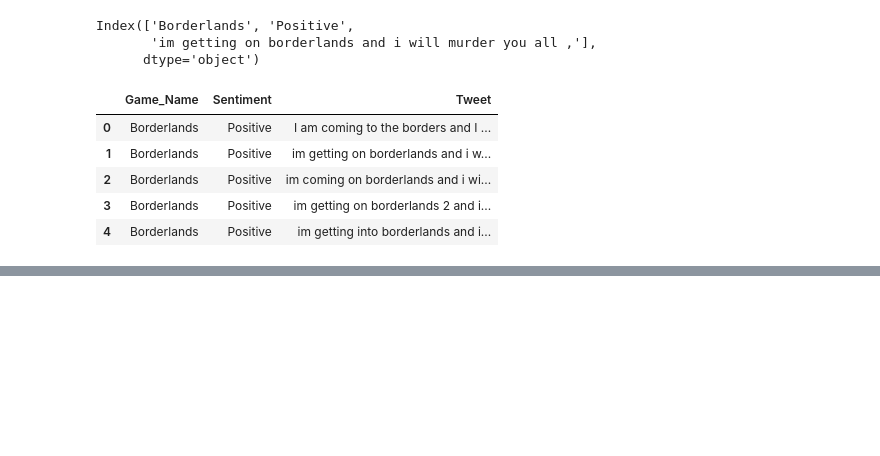
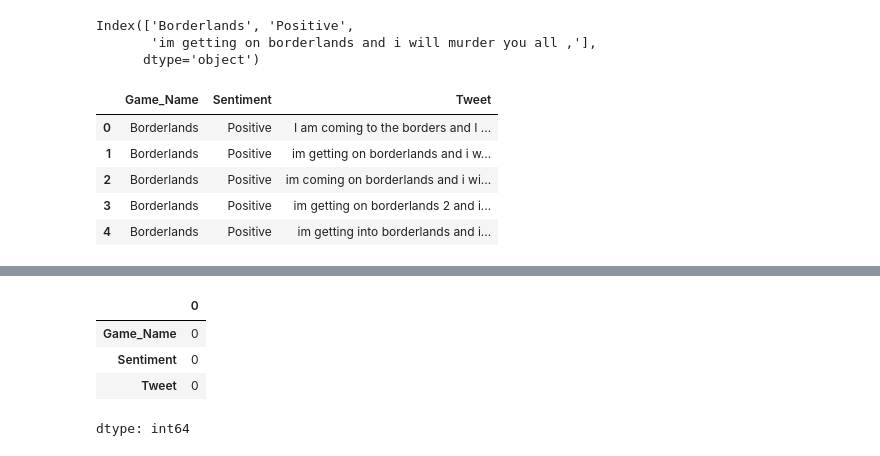
Before and after one commit to JARIN-TIAS/NLP_basic_for_myself, a Jupyter notebook: twitter_sentiment_analysis.ipynb, the cells around one changed output, grey strips where cells are left out. Drawn from its saved outputs; the diff is of its cells as text; code cells hidden in the pictures; blank space fills up the shorter version.

```diff
--- a/twitter_sentiment_analysis.ipynb
+++ b/twitter_sentiment_analysis.ipynb
@@ -44,0 +61,8 @@ df.head()
+# %%
+df.isnull().sum()
+# %% [output]
+|  | 0 |
+| Game_Name | 0 |
+| Sentiment | 0 |
+| Tweet | 0 |
+dtype: int64
```
Also changed, not shown: parts of 12 cells of this notebook.
